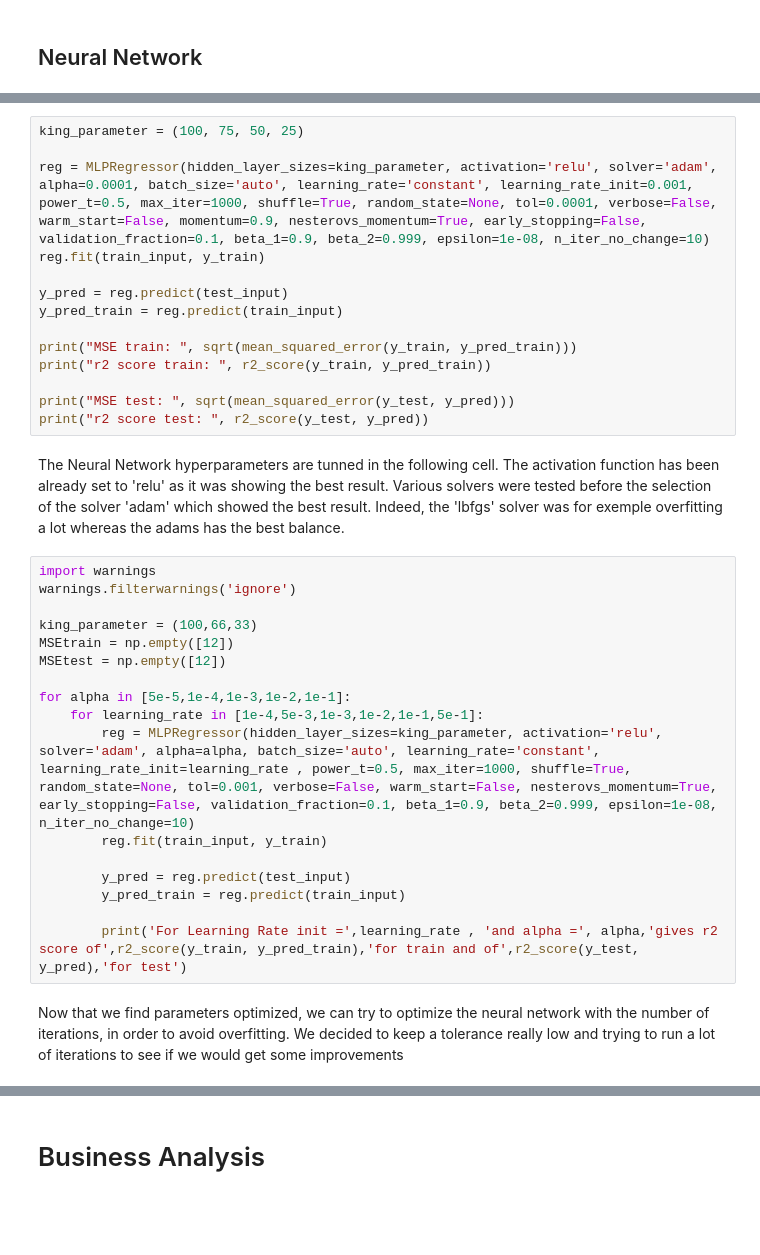
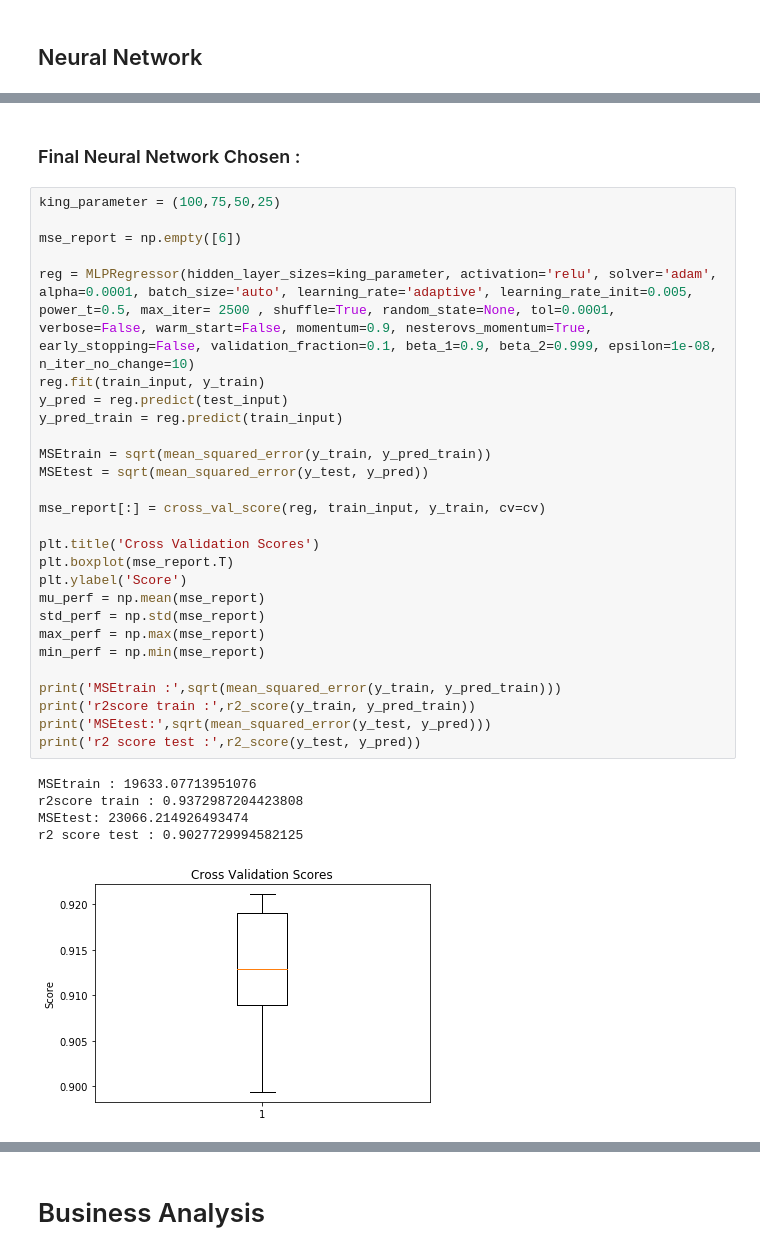
Before and after one commit to BenInTheBox/DataScienceInPractice, a Jupyter notebook: project/code.ipynb, the cells around one changed output, grey strips where cells are left out. Cells and saved outputs as stored; diff of their text form; blank space fills up the shorter version.

Commit message:
Neural Finis ! :o :o zbréé zbrééé

```diff
--- a/project/code.ipynb
+++ b/project/code.ipynb
@@ -928,36 +1013,35 @@ min_perf = np.min(mse_report, axis=1)
+# %% [markdown]
+### Final Neural Network Chosen :
 # %%
-king_parameter = (100, 75, 50, 25)
+king_parameter = (100,75,50,25)
 
-reg = MLPRegressor(hidden_layer_sizes=king_parameter, activation='relu', solver='adam', alpha=0.0001, batch_size='auto', learning_rate='constant', learning_rate_init=0.001, power_t=0.5, max_iter=1000, shuffle=True, random_state=None, tol=0.0001, verbose=False, warm_start=False, momentum=0.9, nesterovs_momentum=True, early_stopping=False, validation_fraction=0.1, beta_1=0.9, beta_2=0.999, epsilon=1e-08, n_iter_no_change=10)
+mse_report = np.empty([6])
+
+reg = MLPRegressor(hidden_layer_sizes=king_parameter, activation='relu', solver='adam', alpha=0.0001, batch_size='auto', learning_rate='adaptive', learning_rate_init=0.005, power_t=0.5, max_iter= 2500 , shuffle=True, random_state=None, tol=0.0001, verbose=False, warm_start=False, momentum=0.9, nesterovs_momentum=True, early_stopping=False, validation_fraction=0.1, beta_1=0.9, beta_2=0.999, epsilon=1e-08, n_iter_no_change=10)
 reg.fit(train_input, y_train)
-
 y_pred = reg.predict(test_input)
 y_pred_train = reg.predict(train_input)
 
-print("MSE train: ", sqrt(mean_squared_error(y_train, y_pred_train)))
-print("r2 score train: ", r2_score(y_train, y_pred_train))
+MSEtrain = sqrt(mean_squared_error(y_train, y_pred_train))
+MSEtest = sqrt(mean_squared_error(y_test, y_pred))
 
-print("MSE test: ", sqrt(mean_squared_error(y_test, y_pred)))
-print("r2 score test: ", r2_score(y_test, y_pred))
+mse_report[:] = cross_val_score(reg, train_input, y_train, cv=cv)
+
+plt.title('Cross Validation Scores')
+plt.boxplot(mse_report.T)
+plt.ylabel('Score')
+mu_perf = np.mean(mse_report)
+std_perf = np.std(mse_report)
+max_perf = np.max(mse_report)
+min_perf = np.min(mse_report)
+
+print('MSEtrain :',sqrt(mean_squared_error(y_train, y_pred_train)))
+print('r2score train :',r2_score(y_train, y_pred_train))
+print('MSEtest:',sqrt(mean_squared_error(y_test, y_pred)))
+print('r2 score test :',r2_score(y_test, y_pred))
+# %% [output]
+MSEtrain : 19633.07713951076
+r2score train : 0.9372987204423808
+MSEtest: 23066.214926493474
+r2 score test : 0.9027729994582125
+[figure, added]
-# %% [markdown]
-The Neural Network hyperparameters are tunned in the following cell. The activation function has been already set to 'relu' as it was showing the best result.
-Various solvers were tested before the selection of the solver 'adam' which showed the best result. Indeed, the 'lbfgs' solver was for exemple overfitting a lot whereas the adams has the best balance.
-# %%
-import warnings
-warnings.filterwarnings('ignore')
-
-king_parameter = (100,66,33)
-MSEtrain = np.empty([12])
-MSEtest = np.empty([12])
-
-for alpha in [5e-5,1e-4,1e-3,1e-2,1e-1]:
-    for learning_rate in [1e-4,5e-3,1e-3,1e-2,1e-1,5e-1]:
-        reg = MLPRegressor(hidden_layer_sizes=king_parameter, activation='relu', solver='adam', alpha=alpha, batch_size='auto', learning_rate='constant', learning_rate_init=learning_rate , power_t=0.5, max_iter=1000, shuffle=True, random_state=None, tol=0.001, verbose=False, warm_start=False, nesterovs_momentum=True, early_stopping=False, validation_fraction=0.1, beta_1=0.9, beta_2=0.999, epsilon=1e-08, n_iter_no_change=10)
-        reg.fit(train_input, y_train)
-
-        y_pred = reg.predict(test_input)
-        y_pred_train = reg.predict(train_input)
-
-        print('For Learning Rate init =',learning_rate , 'and alpha =', alpha,'gives r2 score of',r2_score(y_train, y_pred_train),'for train and of',r2_score(y_test, y_pred),'for test')
-# %% [markdown]
-Now that we find parameters optimized, we can try to optimize the neural network with the number of iterations, in order to avoid overfitting. We decided to keep a tolerance really low and trying to run a lot of iterations to see if we would get some improvements
```
Also changed, not shown: parts of 16 cells of this notebook.
